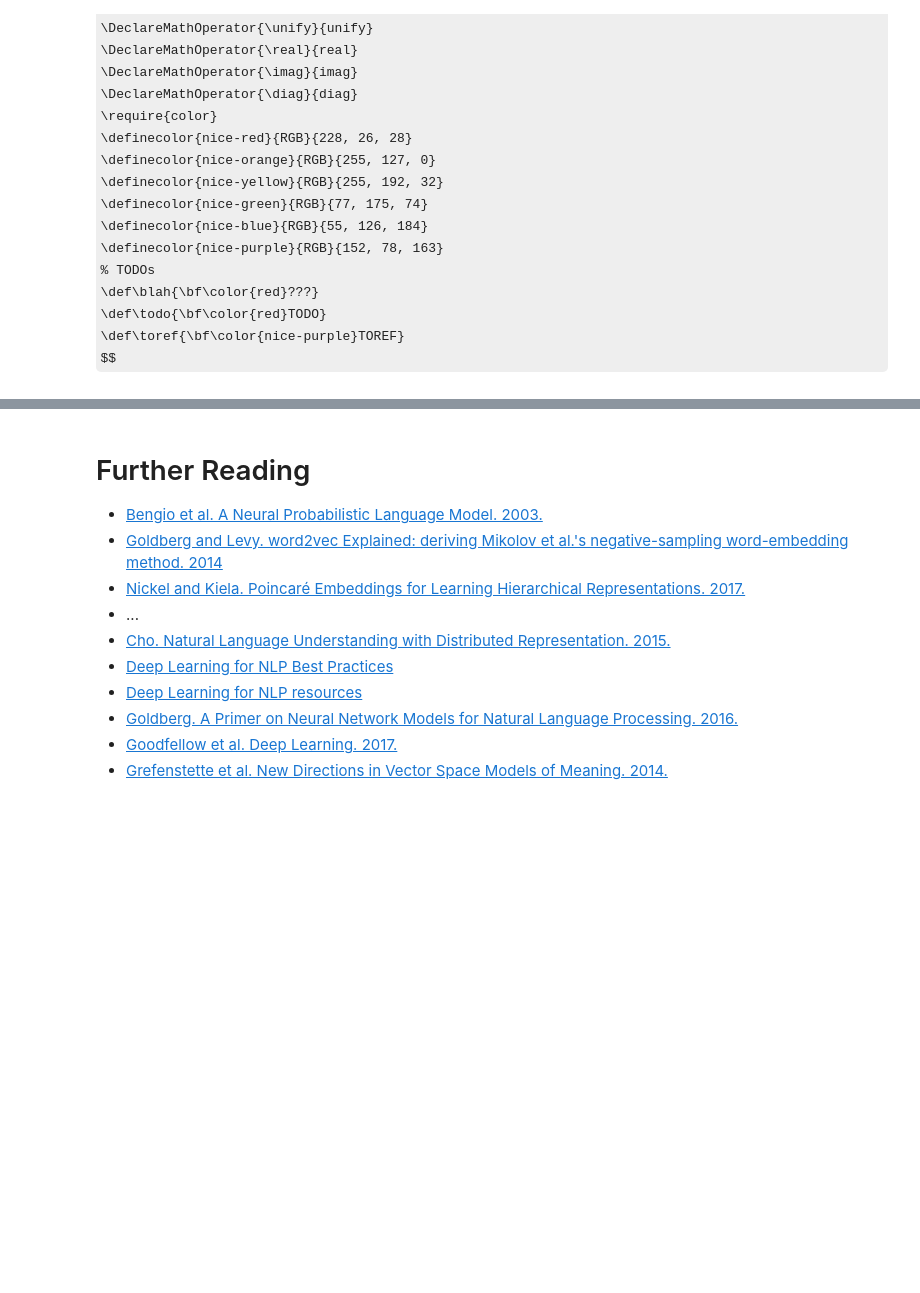
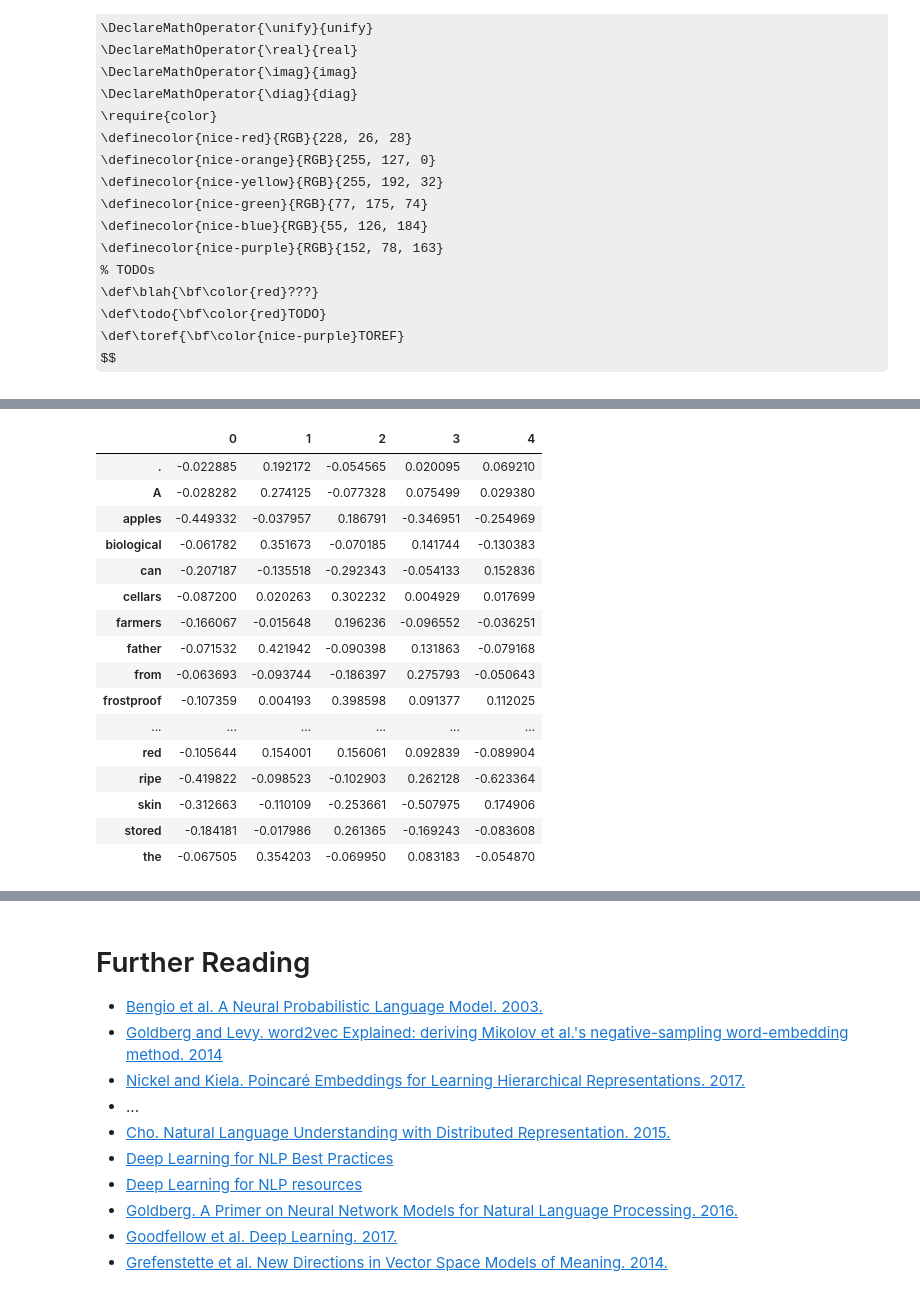
Before and after one commit to rockt/dl4nlp, a Jupyter notebook: words.ipynb, the cells around one changed output, grey strips where cells are left out. Drawn from its saved outputs; the diff is of its cells as text; code cells hidden in the pictures; some formulas as TeX source; blank space fills up the shorter version.

```diff
--- a/words.ipynb
+++ b/words.ipynb
@@ -101,0 +208,23 @@ Tim Rocktäschel<br>
+# %%
+df = to_df(f, id2word)
+C = torch.Tensor(df.as_matrix())
+U, S, V = C.svd()
+pd.DataFrame(U[:,:5].numpy(), index=df.index)
+# %% [output]
+|  | 0 | 1 | 2 | 3 | 4 |
+| . | -0.022885 | 0.192172 | -0.054565 | 0.020095 | 0.069210 |
+| A | -0.028282 | 0.274125 | -0.077328 | 0.075499 | 0.029380 |
+| apples | -0.449332 | -0.037957 | 0.186791 | -0.346951 | -0.254969 |
+| biological | -0.061782 | 0.351673 | -0.070185 | 0.141744 | -0.130383 |
+| can | -0.207187 | -0.135518 | -0.292343 | -0.054133 | 0.152836 |
+| cellars | -0.087200 | 0.020263 | 0.302232 | 0.004929 | 0.017699 |
+| farmers | -0.166067 | -0.015648 | 0.196236 | -0.096552 | -0.036251 |
+| father | -0.071532 | 0.421942 | -0.090398 | 0.131863 | -0.079168 |
+| from | -0.063693 | -0.093744 | -0.186397 | 0.275793 | -0.050643 |
+| frostproof | -0.107359 | 0.004193 | 0.398598 | 0.091377 | 0.112025 |
+| ... | ... | ... | ... | ... | ... |
+| red | -0.105644 | 0.154001 | 0.156061 | 0.092839 | -0.089904 |
+| ripe | -0.419822 | -0.098523 | -0.102903 | 0.262128 | -0.623364 |
+| skin | -0.312663 | -0.110109 | -0.253661 | -0.507975 | 0.174906 |
+| stored | -0.184181 | -0.017986 | 0.261365 | -0.169243 | -0.083608 |
+| the | -0.067505 | 0.354203 | -0.069950 | 0.083183 | -0.054870 |
```
Also changed, not shown: parts of 18 cells of this notebook, 3 other files.
